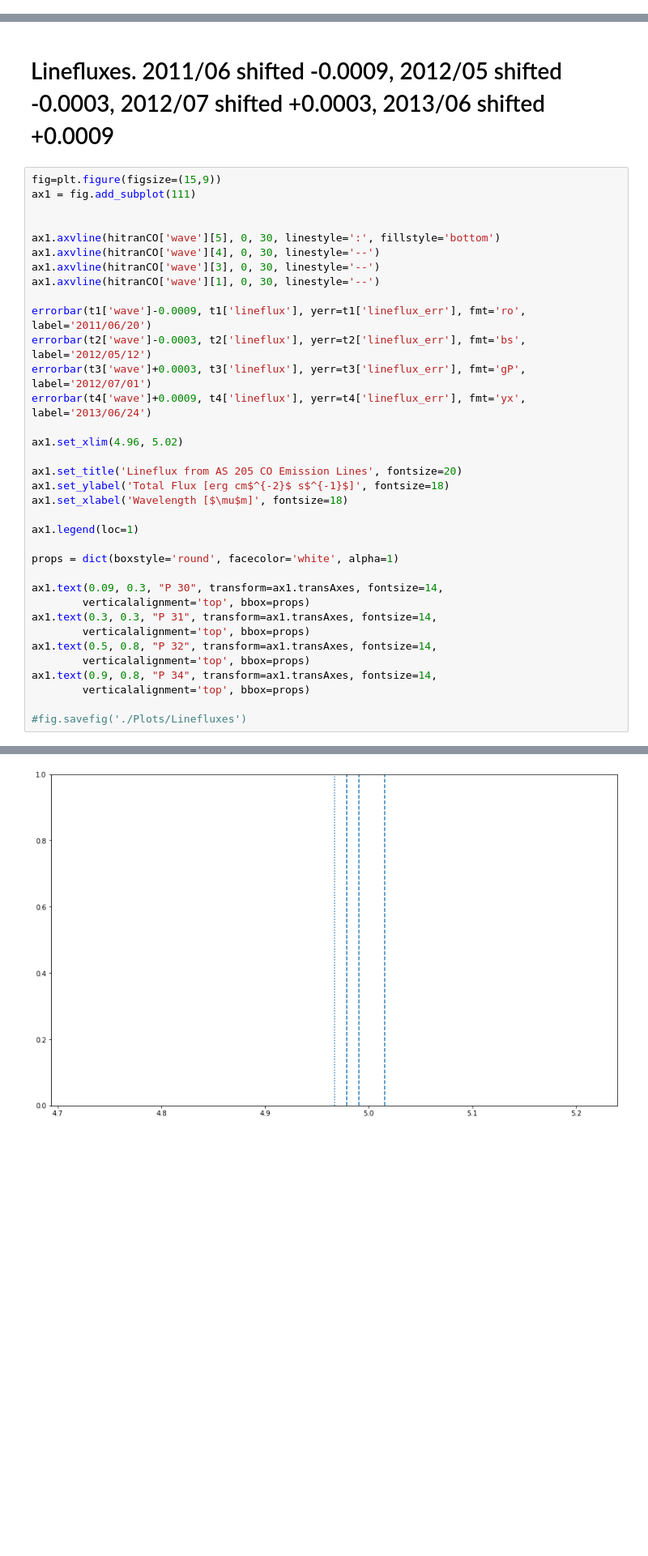
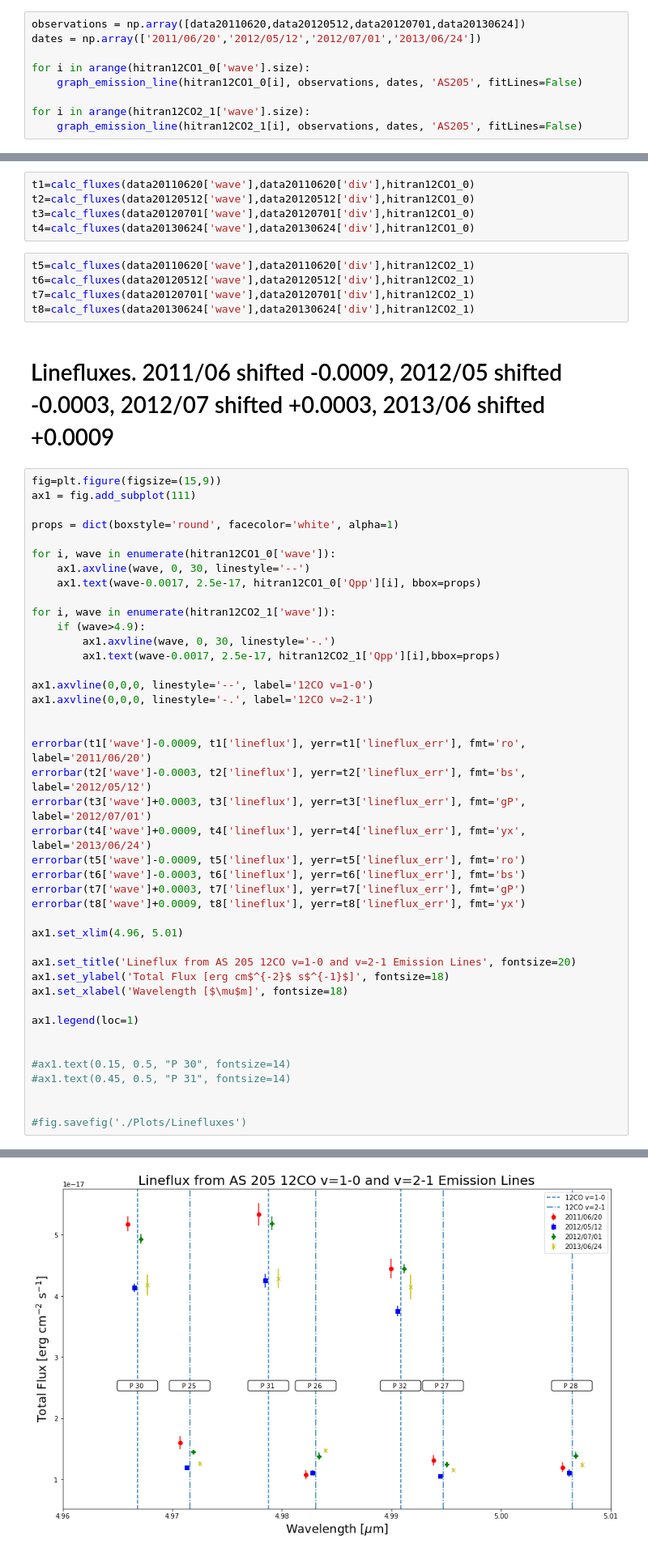
Before and after one commit to adamoses/URSIProject, a Jupyter notebook: as205_analysis.ipynb, the cells around one changed output, grey strips where cells are left out. Shown: that part at 81% size. Cells and saved outputs as stored; diff of their text form; blank space fills up the shorter version.

Commit message:
continuing line analysis

```diff
--- a/as205_analysis.ipynb
+++ b/as205_analysis.ipynb
@@ -272,0 +235,9 @@ Text(0, 0.5, 'Normalized Flux Density [Jy]')
+# %%
+observations = np.array([data20110620,data20120512,data20120701,data20130624])
+dates = np.array(['2011/06/20','2012/05/12','2012/07/01','2013/06/24'])
+
+for i in arange(hitran12CO1_0['wave'].size):
+    graph_emission_line(hitran12CO1_0[i], observations, dates, 'AS205', fitLines=False)
+
+for i in arange(hitran12CO2_1['wave'].size):
+    graph_emission_line(hitran12CO2_1[i], observations, dates, 'AS205', fitLines=False)
@@ -273,38 +266,55 @@ Text(0, 0.5, 'Normalized Flux Density [Jy]')
+# %%
+t1=calc_fluxes(data20110620['wave'],data20110620['div'],hitran12CO1_0)
+t2=calc_fluxes(data20120512['wave'],data20120512['div'],hitran12CO1_0)
+t3=calc_fluxes(data20120701['wave'],data20120701['div'],hitran12CO1_0)
+t4=calc_fluxes(data20130624['wave'],data20130624['div'],hitran12CO1_0)
+# %%
+t5=calc_fluxes(data20110620['wave'],data20110620['div'],hitran12CO2_1)
+t6=calc_fluxes(data20120512['wave'],data20120512['div'],hitran12CO2_1)
+t7=calc_fluxes(data20120701['wave'],data20120701['div'],hitran12CO2_1)
+t8=calc_fluxes(data20130624['wave'],data20130624['div'],hitran12CO2_1)
 # %% [markdown]
 # Linefluxes. 2011/06 shifted -0.0009, 2012/05 shifted -0.0003, 2012/07 shifted +0.0003, 2013/06 shifted +0.0009
 # %%
 fig=plt.figure(figsize=(15,9))
 ax1 = fig.add_subplot(111)
 
+props = dict(boxstyle='round', facecolor='white', alpha=1)
 
-ax1.axvline(hitranCO['wave'][5], 0, 30, linestyle=':', fillstyle='bottom')
-ax1.axvline(hitranCO['wave'][4], 0, 30, linestyle='--')
-ax1.axvline(hitranCO['wave'][3], 0, 30, linestyle='--')
-ax1.axvline(hitranCO['wave'][1], 0, 30, linestyle='--')
+for i, wave in enumerate(hitran12CO1_0['wave']):
+    ax1.axvline(wave, 0, 30, linestyle='--')
+    ax1.text(wave-0.0017, 2.5e-17, hitran12CO1_0['Qpp'][i], bbox=props)
+
+for i, wave in enumerate(hitran12CO2_1['wave']):
+    if (wave>4.9):
+        ax1.axvline(wave, 0, 30, linestyle='-.')
+        ax1.text(wave-0.0017, 2.5e-17, hitran12CO2_1['Qpp'][i],bbox=props)
+
+ax1.axvline(0,0,0, linestyle='--', label='12CO v=1-0')
+ax1.axvline(0,0,0, linestyle='-.', label='12CO v=2-1')
+
 
 errorbar(t1['wave']-0.0009, t1['lineflux'], yerr=t1['lineflux_err'], fmt='ro', label='2011/06/20')
 errorbar(t2['wave']-0.0003, t2['lineflux'], yerr=t2['lineflux_err'], fmt='bs', label='2012/05/12')
 errorbar(t3['wave']+0.0003, t3['lineflux'], yerr=t3['lineflux_err'], fmt='gP', label='2012/07/01')
 errorbar(t4['wave']+0.0009, t4['lineflux'], yerr=t4['lineflux_err'], fmt='yx', label='2013/06/24')
+errorbar(t5['wave']-0.0009, t5['lineflux'], yerr=t5['lineflux_err'], fmt='ro')
+errorbar(t6['wave']-0.0003, t6['lineflux'], yerr=t6['lineflux_err'], fmt='bs')
+errorbar(t7['wave']+0.0003, t7['lineflux'], yerr=t7['lineflux_err'], fmt='gP')
+errorbar(t8['wave']+0.0009, t8['lineflux'], yerr=t8['lineflux_err'], fmt='yx')
 
-ax1.set_xlim(4.96, 5.02)
+ax1.set_xlim(4.96, 5.01)
 
-ax1.set_title('Lineflux from AS 205 CO Emission Lines', fontsize=20)
+ax1.set_title('Lineflux from AS 205 12CO v=1-0 and v=2-1 Emission Lines', fontsize=20)
 ax1.set_ylabel('Total Flux [erg cm$^{-2}$ s$^{-1}$]', fontsize=18)
 ax1.set_xlabel('Wavelength [$\mu$m]', fontsize=18)
 
 ax1.legend(loc=1)
 
-props = dict(boxstyle='round', facecolor='white', alpha=1)
 
-ax1.text(0.09, 0.3, "P 30", transform=ax1.transAxes, fontsize=14,
-        verticalalignment='top', bbox=props)
-ax1.text(0.3, 0.3, "P 31", transform=ax1.transAxes, fontsize=14,
-        verticalalignment='top', bbox=props)
-ax1.text(0.5, 0.8, "P 32", transform=ax1.transAxes, fontsize=14,
-        verticalalignment='top', bbox=props)
-ax1.text(0.9, 0.8, "P 34", transform=ax1.transAxes, fontsize=14,
-        verticalalignment='top', bbox=props)
+#ax1.text(0.15, 0.5, "P 30", fontsize=14)
+#ax1.text(0.45, 0.5, "P 31", fontsize=14)
+
 
 #fig.savefig('./Plots/Linefluxes')
 # %% [output]
@@ -312 +322 @@ NameError: name 't1' is not defined
-[figure, old version]
+[figure, new version]
```
Also changed, not shown: parts of 29 cells of this notebook.
